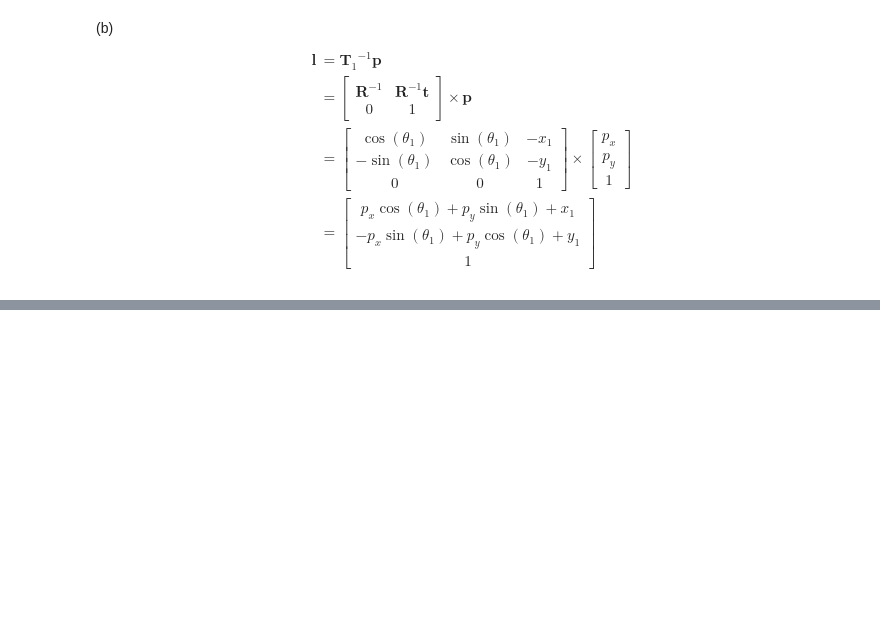
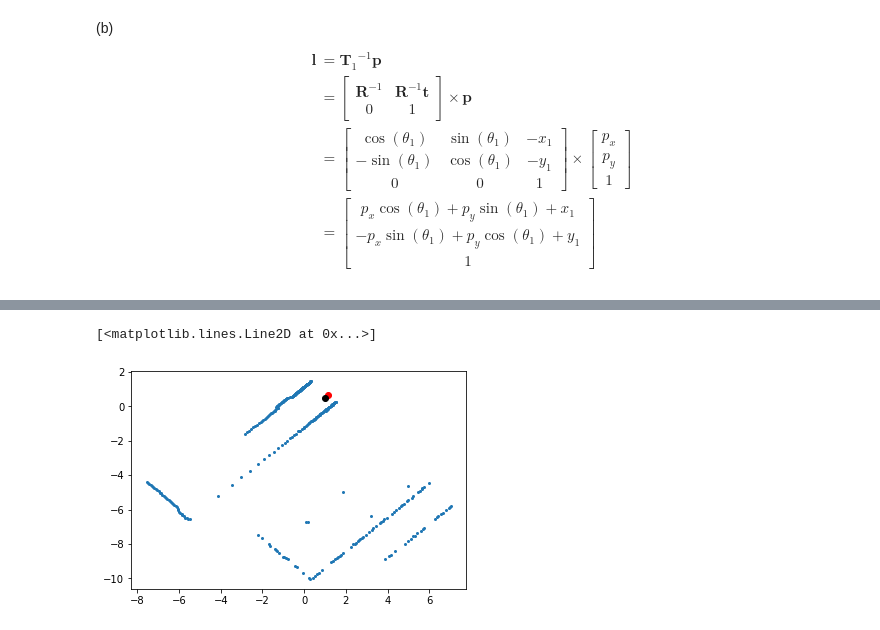
Before and after one commit to Jingogo/Solutions_Introdcution_to_Mobile_Robotics, a Jupyter notebook: solution_sheet2/solution2.ipynb, the cells around one changed output, grey strips where cells are left out. Cells and saved outputs as stored; diff of their text form; code cells hidden in the pictures; blank space fills up the shorter version.

```diff
--- a/solution_sheet2/solution2.ipynb
+++ b/solution_sheet2/solution2.ipynb
@@ -134,0 +155,29 @@ because position of $\mathbf{x}_2$ w.r.t $\mathbf{x}_1$ is not $(x_2-x_1, y_2-y_
+# %%
+# 3c
+robot_to_global = np.array([[1.0],[0.5],[0.25*np.pi]])
+px, py ,theta = robot_to_global
+T_robot_to_global = np.array([[math.cos(theta), -math.sin(theta), px],
+                    [math.sin(theta), math.cos(theta), py],
+                    [0,0,1]])
+
+sensor_to_robot = np.array([[0.2],[0.],[np.pi]])
+px, py ,theta = sensor_to_robot
+T_sensor_to_robot = np.array([[math.cos(theta), -math.sin(theta), px],
+                    [math.sin(theta), math.cos(theta), py],
+                    [0,0,1]])
+
+T_scan_to_global = np.matmul(T_robot_to_global,T_sensor_to_robot)
+
+p_sensor_to_robot = np.array([[0.2],[0.],[1]])
+sensor_to_global = np.matmul(T_robot_to_global, p_sensor_to_robot)
+scan_to_sensor = [[x, y, 1] for x,y in zip(x_to_sensor,y_to_sensor)]
+scan_to_sensor = np.transpose(np.array(scan_to_sensor))
+scan_to_global = np.matmul(T_scan_to_global, scan_to_sensor)
+
+plt.figure()
+plt.plot(sensor_to_global[0], sensor_to_global[1],'o', color='red')
+plt.plot(robot_to_global[0], robot_to_global[1],'o', color='black')
+plt.plot(scan_to_global[0,:],scan_to_global[1,:], 'o', markersize=2)
+# %% [output]
+[<matplotlib.lines.Line2D at 0x...>]
+[figure, added]
```
Also changed, not shown: parts of 8 cells of this notebook, 2 other files.
